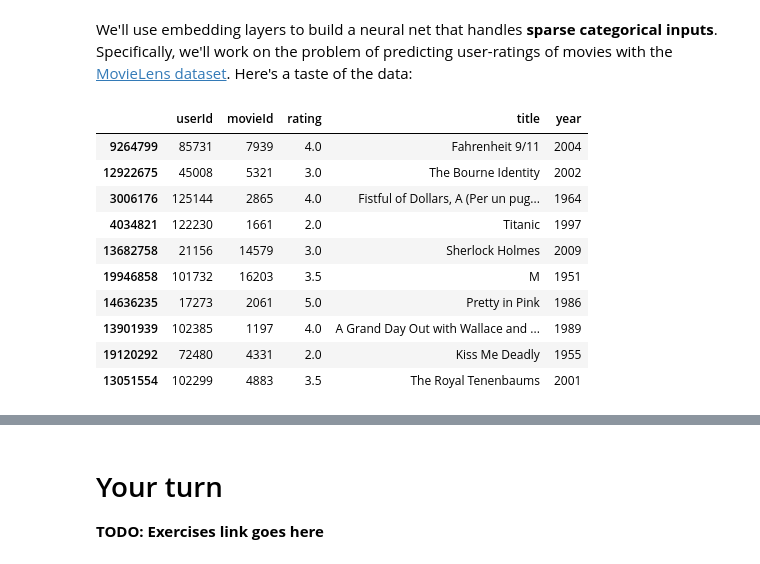
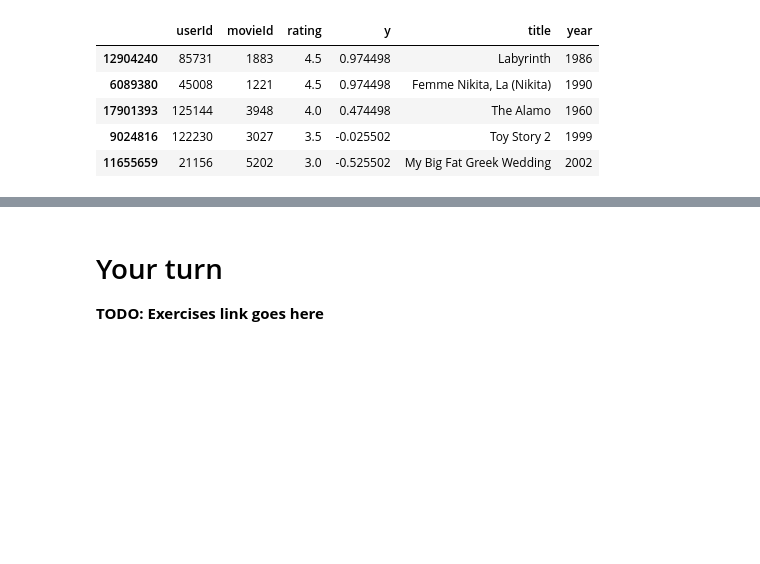
Before and after one commit to Kaggle/learntools, a Jupyter notebook: learntools/embeddings/nbs/1-embeddings.ipynb, the cells around one changed output, grey strips where cells are left out. Drawn from its saved outputs; the diff is of its cells as text; code cells hidden in the pictures; blank space fills up the shorter version.

```diff
--- a/learntools/embeddings/nbs/1-embeddings.ipynb
+++ b/learntools/embeddings/nbs/1-embeddings.ipynb
@@ -22,25 +31,18 @@ import random
 input_dir = '../input/movielens_preprocessed'
 ratings_path = os.path.join(input_dir, 'rating.csv')
 
-ratings_df = pd.read_csv(ratings_path, usecols=['userId', 'movieId', 'rating'])
+ratings_df = pd.read_csv(ratings_path, usecols=['userId', 'movieId', 'rating', 'y'])
 
 movies_df = pd.read_csv(os.path.join(input_dir, 'movie.csv'), usecols=['movieId', 'title', 'year'])
 
 df = ratings_df.merge(movies_df, on='movieId').sort_values(by='userId')
 df = df.sample(frac=1, random_state=1) # Shuffle
-# %% [markdown]
-We'll use embedding layers to build a neural net that handles **sparse categorical inputs**. Specifically, we'll work on the problem of predicting user-ratings of movies with the [MovieLens dataset](https://www.kaggle.com/grouplens/movielens-20m-dataset/home). Here's a taste of the data:
 # %%
-df.sample(10, random_state=1)
+df.sample(5, random_state=1)
 # %% [output]
-|  | userId | movieId | rating | title | year |
-| 9264799 | 85731 | 7939 | 4.0 | Fahrenheit 9/11 | 2004 |
-| 12922675 | 45008 | 5321 | 3.0 | The Bourne Identity | 2002 |
-| 3006176 | 125144 | 2865 | 4.0 | Fistful of Dollars, A (Per un pug... | 1964 |
-| 4034821 | 122230 | 1661 | 2.0 | Titanic | 1997 |
-| 13682758 | 21156 | 14579 | 3.0 | Sherlock Holmes | 2009 |
-| 19946858 | 101732 | 16203 | 3.5 | M | 1951 |
-| 14636235 | 17273 | 2061 | 5.0 | Pretty in Pink | 1986 |
-| 13901939 | 102385 | 1197 | 4.0 | A Grand Day Out with Wallace and ... | 1989 |
-| 19120292 | 72480 | 4331 | 2.0 | Kiss Me Deadly | 1955 |
-| 13051554 | 102299 | 4883 | 3.5 | The Royal Tenenbaums | 2001 |
+|  | userId | movieId | rating | y | title | year |
+| 12904240 | 85731 | 1883 | 4.5 | 0.974498 | Labyrinth | 1986 |
+| 6089380 | 45008 | 1221 | 4.5 | 0.974498 | Femme Nikita, La (Nikita) | 1990 |
+| 17901393 | 125144 | 3948 | 4.0 | 0.474498 | The Alamo | 1960 |
+| 9024816 | 122230 | 3027 | 3.5 | -0.025502 | Toy Story 2 | 1999 |
+| 11655659 | 21156 | 5202 | 3.0 | -0.525502 | My Big Fat Greek Wedding | 2002 |
```
Also changed, not shown: parts of 38 cells of this notebook, 3 other files.
